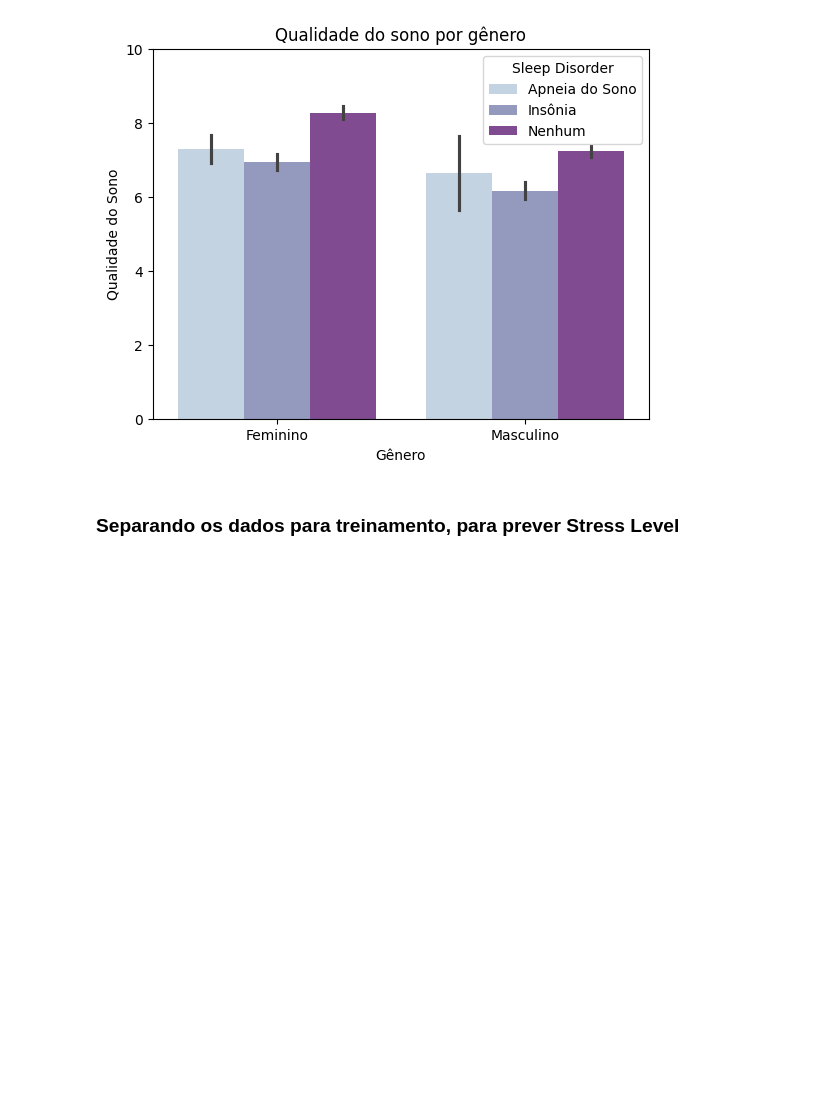
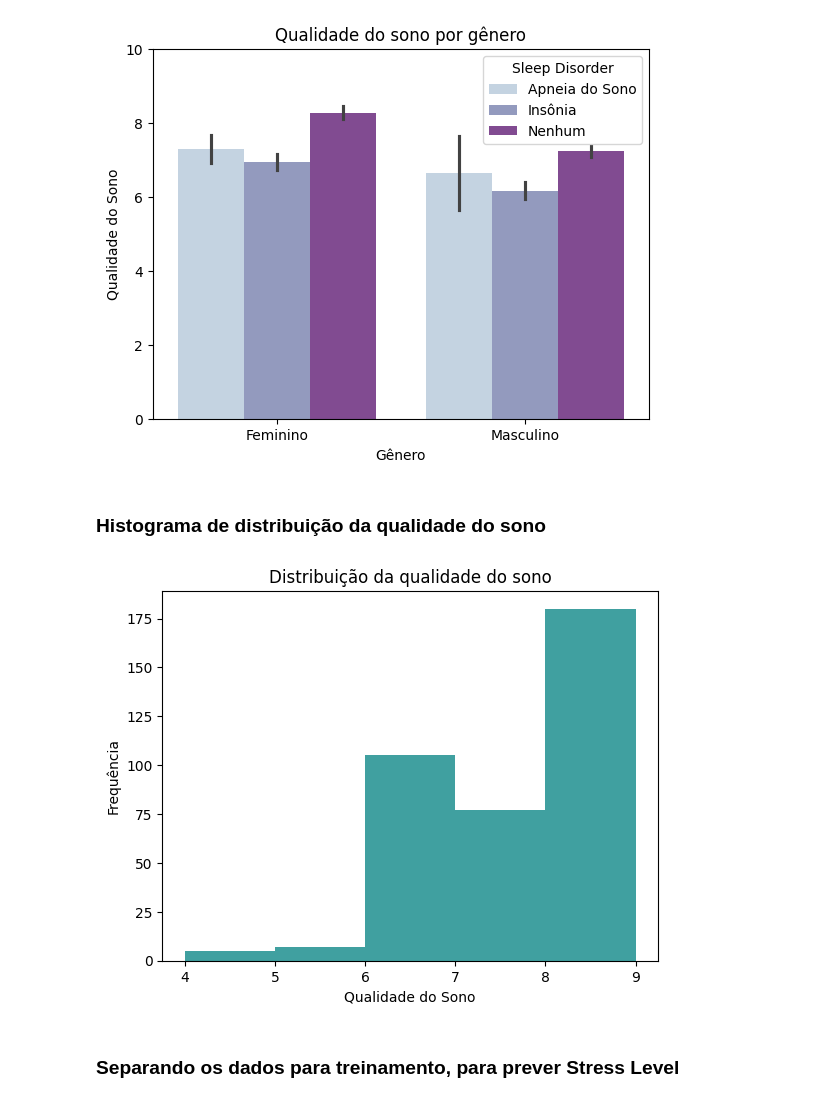
Before and after one commit to jheni1e/IA-Machine-Learning, a Jupyter notebook: 05. Machine Learning Exercise.ipynb, the cells around one changed output. Cells and saved outputs as stored; diff of their text form; code cells hidden in the pictures; blank space fills up the shorter version.

Commit message:
histogram added

```diff
--- a/05. Machine Learning Exercise.ipynb
+++ b/05. Machine Learning Exercise.ipynb
@@ -73,6 +73,16 @@ plt.ylim(0, 10)
 plt.show()
 # %% [output]
 [figure]
+# %% [markdown]
+### Histograma de distribuição da qualidade do sono
+# %%
+sns.histplot(df['Quality of Sleep'], color='teal', edgecolor="none", bins=[4,5,6,7,8,9])
+plt.title("Distribuição da qualidade do sono")
+plt.xlabel('Qualidade do Sono')
+plt.ylabel('Frequência')
+plt.show()
+# %% [output]
+[figure, added]
 # %% [markdown]
 ### Separando os dados para treinamento, para prever Stress Level
 # %%
```
Also changed, not shown: parts of 1 cell of this notebook.
